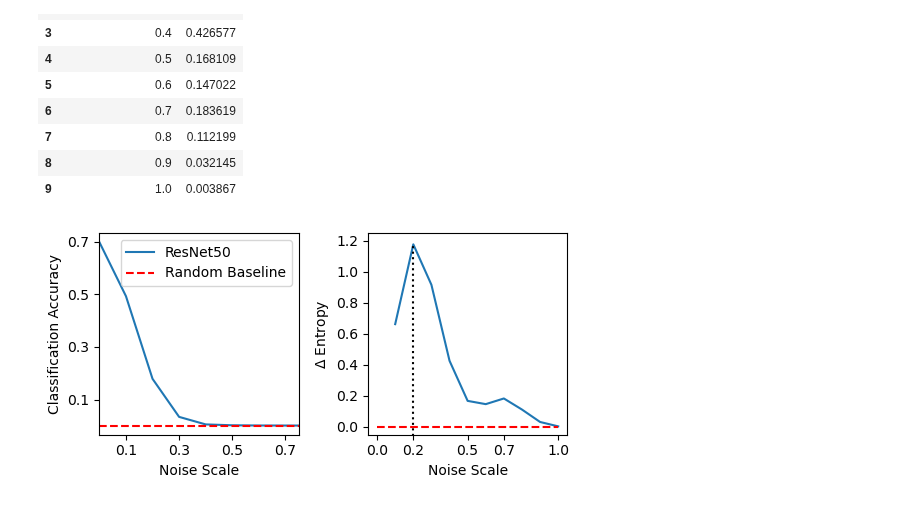
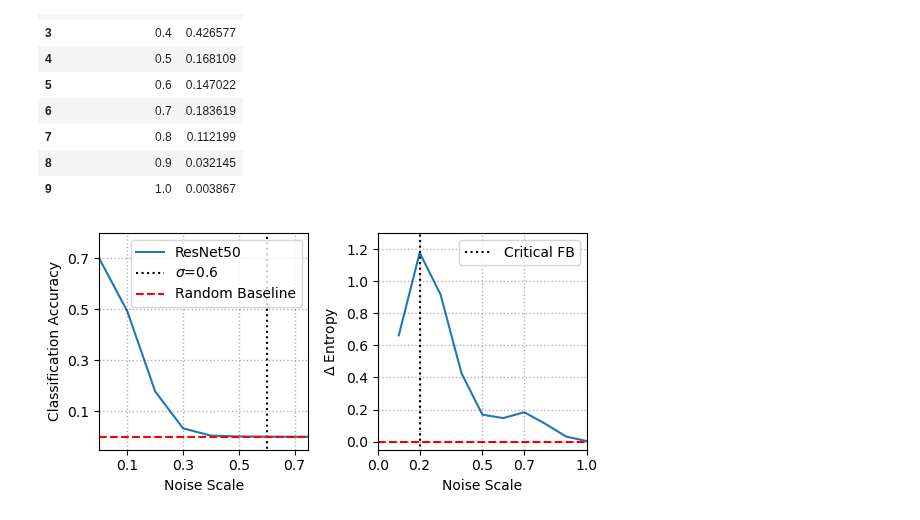
Before and after one commit to Amir-Mehrpanah/On-Spectral-Properties-of-Gradient-based-Explanation-Methods-ECCV24, a Jupyter notebook: experiments/experiment_8.ipynb, the cells around one changed output. Drawn from its saved outputs; the diff is of its cells as text; code cells hidden in the pictures.

```diff
--- a/experiments/experiment_8.ipynb
+++ b/experiments/experiment_8.ipynb
@@ -159,29 +200,69 @@ temp2
 # %%
 temp1 = pd.read_csv("outputs/processed/accuracyatnoise.csv")
 temp2 = pd.read_csv("outputs/processed/delta_entropy.csv")
-u=5.5
+u=5.8
 plt.subplots(figsize=(u, u/2))
 plt.subplot(1, 2, 1)
 plt.plot(temp1["alpha_mask_value"], temp1["Accuracy"], label="ResNet50")
 plt.xlabel("Noise Scale")
 plt.xlim(0, 0.75)
+plt.ylim(-0.05, 0.8)
 plt.xticks([0.1, 0.3, 0.5, 0.7])
 plt.yticks([0.1, 0.3, 0.5, .7])
+xticks = plt.xticks()[0]
+yticks = plt.yticks()[0]
+for nscale in xticks:
+    plt.axvline(
+        nscale,
+        linestyle=":",
+        color="black",
+        alpha=0.3,
+        linewidth=1,
+    )
+for acc in yticks:
+    plt.axhline(
+        acc,
+        linestyle=":",
+        color="black",
+        alpha=0.3,
+        linewidth=1,
+    )
+plt.vlines(0.6, -1, 1.5, linestyles=":", colors="k", label=r"$\sigma$=0.6")
 plt.ylabel("Classification Accuracy")
 plt.hlines(0.001, 0, 1, linestyles="dashed", colors="red", label="Random Baseline")
 plt.tight_layout()
-plt.legend()
+plt.legend(loc='upper right')
 
 plt.subplot(1, 2, 2)
-plt.plot(temp2["alpha_mask_value"], temp2["entropy"], label="ResNet50")
+plt.plot(temp2["alpha_mask_value"], temp2["entropy"]) #label="ResNet50"
 plt.xlabel("Noise Scale")
 plt.xticks([0.0, 0.2, 0.5,0.7, 1.0])
-plt.ylim(-0.05, 1.25)
-plt.vlines(0.2, -0.2, 1.17, linestyles=":", colors="black", label="Critical Frequency Band")
+plt.ylim(-0.05, 1.3)
+plt.xlim(0, 1)
+plt.vlines(0.2, -0.2, 1.5, linestyles=":", colors="black", label="Critical FB")
 plt.ylabel(r"$\Delta$ Entropy")
-plt.hlines(0, 0, 1, linestyles="dashed", colors="red", label="Random Baseline")
+plt.hlines(0, 0, 1, linestyles="dashed", colors="red") # label="Random Baseline"
+
+xticks = plt.xticks()[0]
+yticks = plt.yticks()[0]
+for nscale in xticks:
+    plt.axvline(
+        nscale,
+        linestyle=":",
+        color="black",
+        alpha=0.3,
+        linewidth=1,
+    )
+for acc in yticks:
+    plt.axhline(
+        acc,
+        linestyle=":",
+        color="black",
+        alpha=0.3,
+        linewidth=1,
+    )
 plt.tight_layout()
-# plt.legend()
+plt.legend()
 plt.savefig("outputs/figures/accuracy_entropy_at_noise.pdf")
 # %% [output]
-[figure, old version]
+[figure, new version]
```
Also changed, not shown: parts of 6 cells of this notebook, 7 other files.
